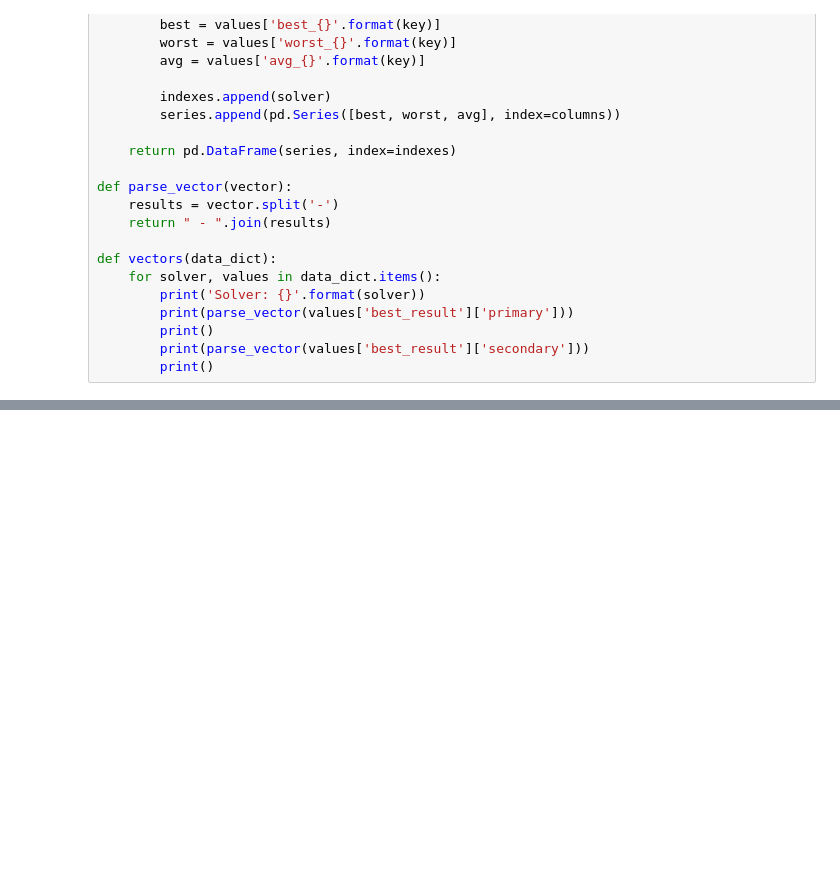
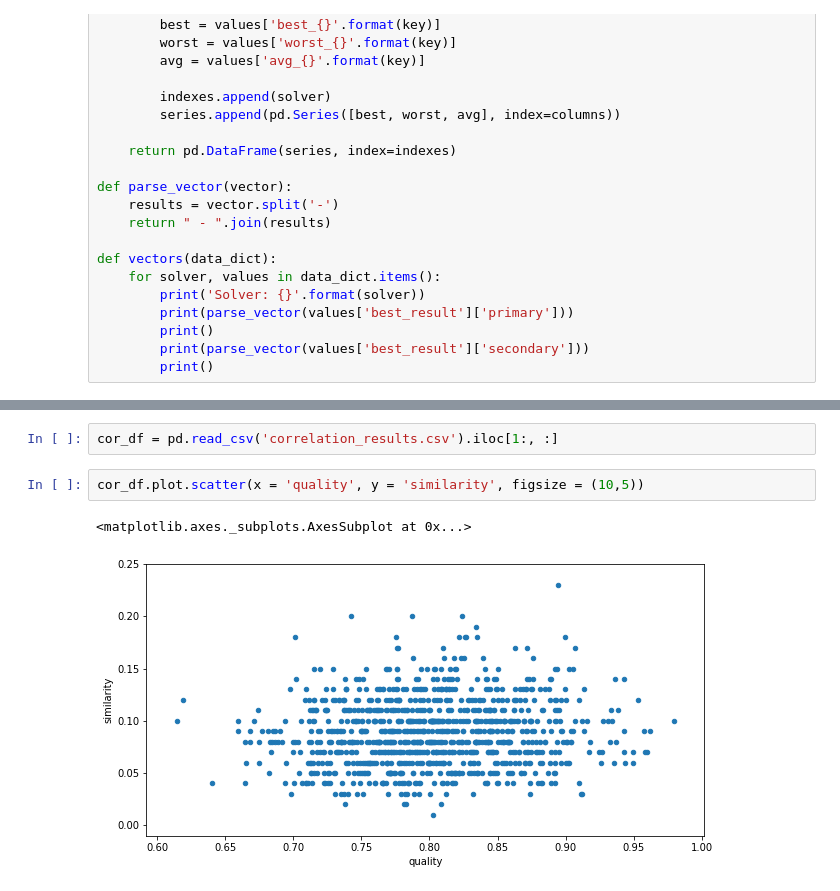
Before and after one commit to jacooobi/TSP, a Jupyter notebook: charts.ipynb, the cells around one changed output, grey strips where cells are left out. Saved outputs shown, nothing was run; the diff lists cells and outputs as text; blank space fills up the shorter version.

Commit message:
Add final plot

```diff
--- a/charts.ipynb
+++ b/charts.ipynb
@@ -224,0 +162,7 @@ charts(results)
+# %%
+cor_df = pd.read_csv('correlation_results.csv').iloc[1:, :]
+# %%
+cor_df.plot.scatter(x = 'quality', y = 'similarity', figsize = (10,5))
+# %% [output]
+<matplotlib.axes._subplots.AxesSubplot at 0x...>
+[figure, added]
```
Also changed, not shown: parts of 8 cells of this notebook, 1 other file.
